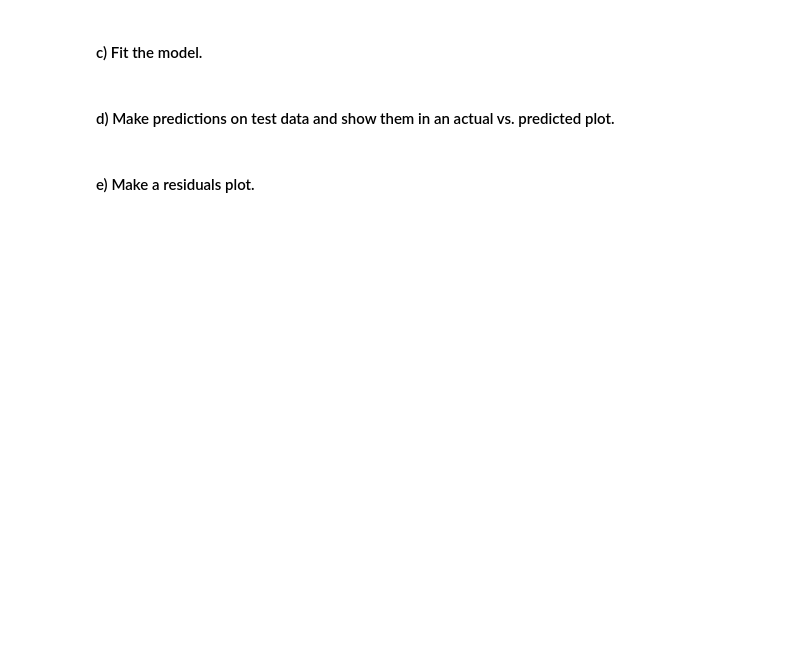
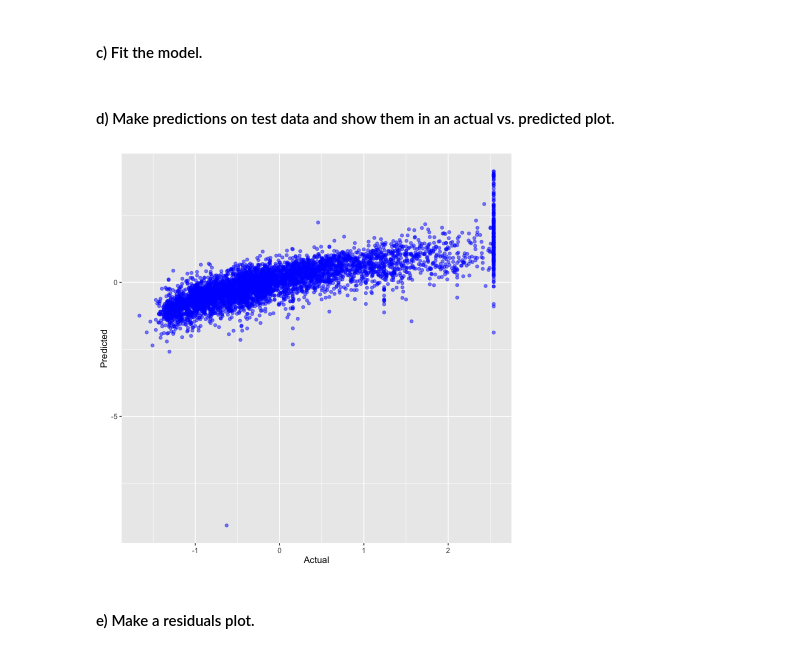
Before and after one commit to er1cyao/BIOS512, a Jupyter notebook: Homework/BIOS512_HW9(1).ipynb, the cells around one changed output. Drawn from its saved outputs; the diff is of its cells as text; code cells hidden in the pictures; blank space fills up the shorter version.

```diff
--- a/Homework/BIOS512_HW9(1).ipynb
+++ b/Homework/BIOS512_HW9(1).ipynb
@@ -102,6 +110,19 @@ ERROR: Error in library(caret): there is no package called ‘caret’
 # %% [markdown]
 #### c) Fit the model.
+# %%
+model <- lm(median_house_value ~ ., data = train)
 # %% [markdown]
 #### d) Make predictions on test data and show them in an actual vs. predicted plot.
+# %%
+predictions <- predict(model, newdata = test)
+results <- data.frame(
+  Actual = test$median_house_value,
+  Predicted = predictions
+)
+
+ggplot(results, aes(x = Actual, y = Predicted)) +
+  geom_point(alpha = 0.5, color = "blue")
+# %% [output]
+[figure, added]
 # %% [markdown]
 #### e) Make a residuals plot.
```
Also changed, not shown: parts of 9 cells of this notebook.
